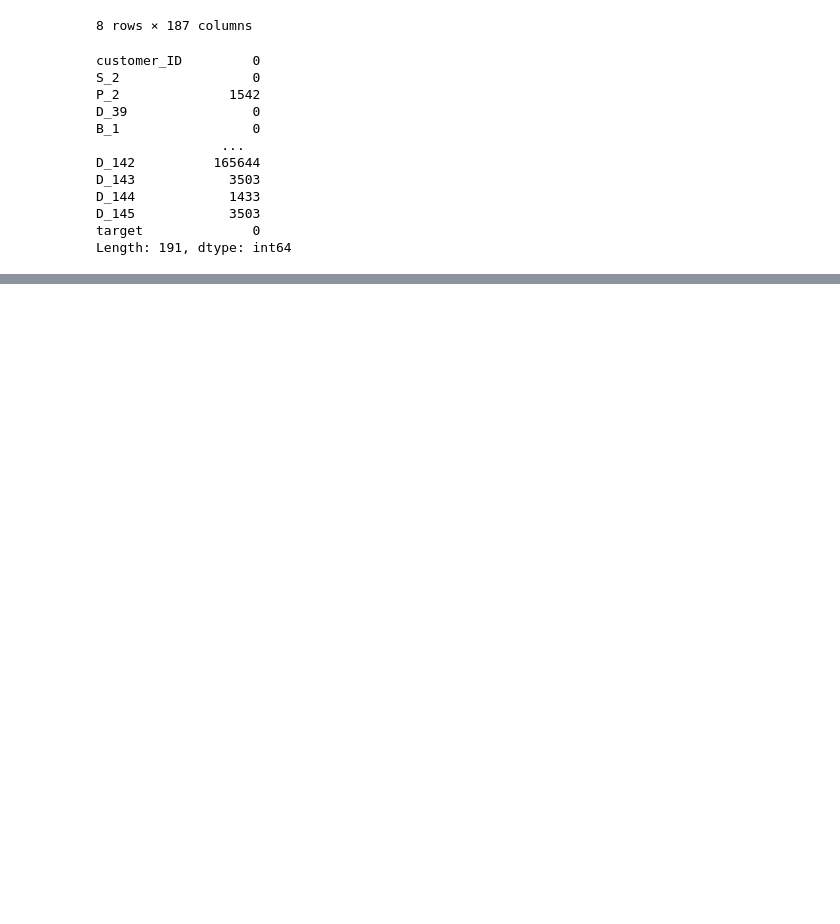
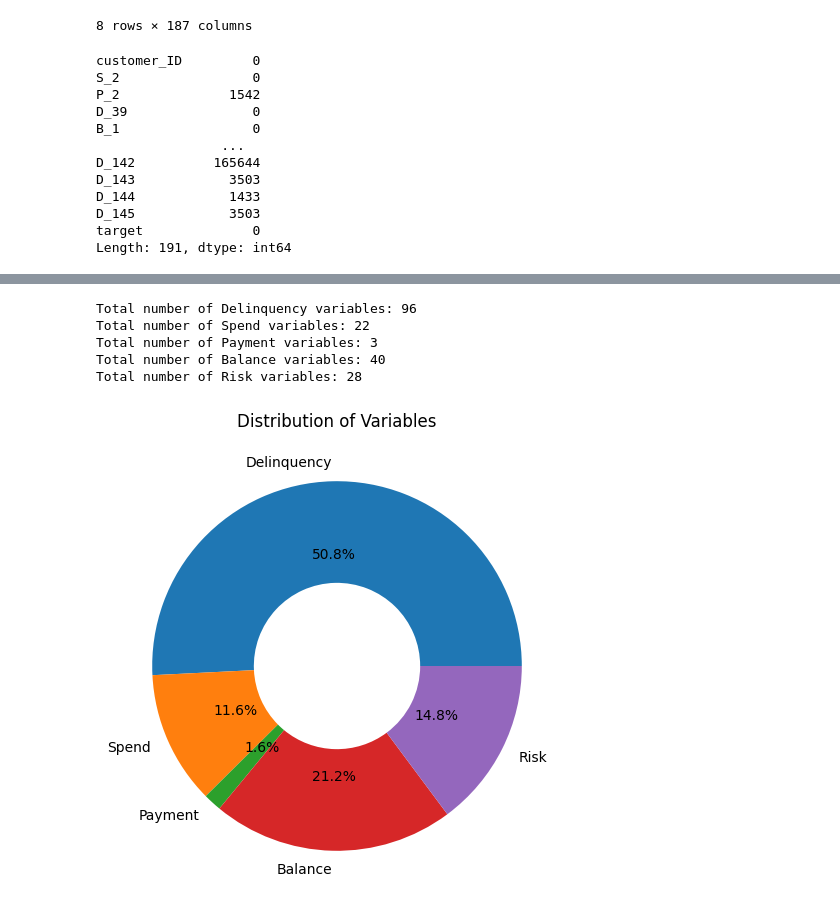
Before and after one commit to KashyapRaparthi/Projects, a Jupyter notebook: American-Express-Credit-Default-Prediction/main.ipynb, the cells around one changed output, grey strips where cells are left out. Drawn from its saved outputs; the diff is of its cells as text; code cells hidden in the pictures; blank space fills up the shorter version.

```diff
--- a/American-Express-Credit-Default-Prediction/main.ipynb
+++ b/American-Express-Credit-Default-Prediction/main.ipynb
@@ -120,0 +122,31 @@ Name: count, dtype: int64
+# %%
+# Selecting only the recent transactions of a customer for processing
+Train = Train.groupby('customer_ID').tail(1).set_index('customer_ID')
+
+# Counting different Variables
+Delinquency_Variable = [variable for variable in Train.columns if variable.startswith('D_')]
+Spend_Variable = [variable for variable in Train.columns if variable.startswith('S_')]
+Payment_Variable = [variable for variable in Train.columns if variable.startswith('P_')]
+Balance_Variable = [variable for variable in Train.columns if variable.startswith('B_')]
+Risk_Variable = [variable for variable in Train.columns if variable.startswith('R_')]
+print(f'Total number of Delinquency variables: {len(Delinquency_Variable)}')
+print(f'Total number of Spend variables: {len(Spend_Variable)}')
+print(f'Total number of Payment variables: {len(Payment_Variable)}')
+print(f'Total number of Balance variables: {len(Balance_Variable)}')
+print(f'Total number of Risk variables: {len(Risk_Variable)}')
+# %% [output]
+Total number of Delinquency variables: 96
+Total number of Spend variables: 22
+Total number of Payment variables: 3
+Total number of Balance variables: 40
+Total number of Risk variables: 28
+# %%
+values = [len(Delinquency_Variable),len(Spend_Variable),len(Payment_Variable),len(Balance_Variable),len(Risk_Variable)]
+labels = ['Delinquency', 'Spend','Payment','Balance','Risk']
+
+plt.figure(figsize=(6, 6))
+plt.pie(values, labels=labels, autopct='%1.1f%%',wedgeprops=dict(width=0.55))
+plt.title('Distribution of Variables')
+plt.show()
+# %% [output]
+[figure, added]
```
Also changed, not shown: parts of 15 cells of this notebook.
